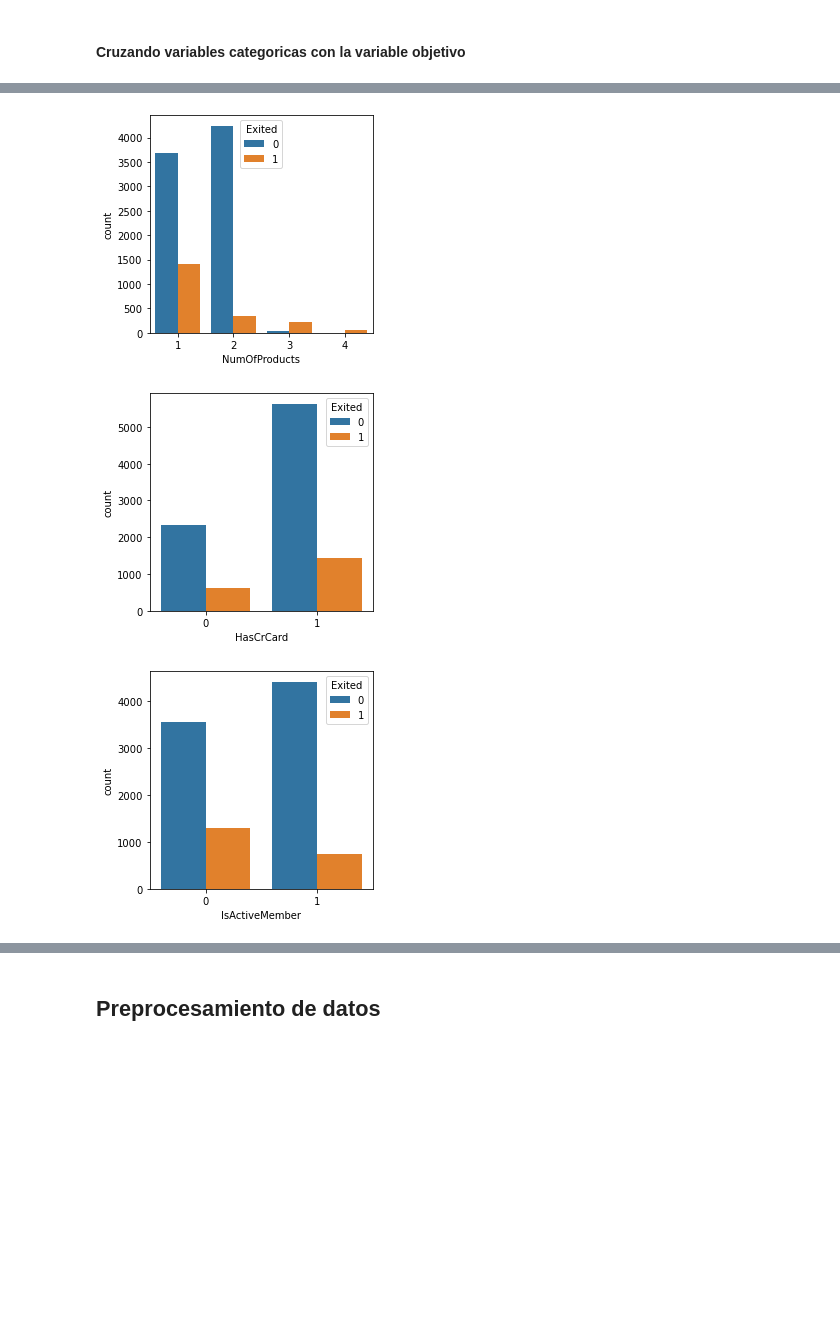
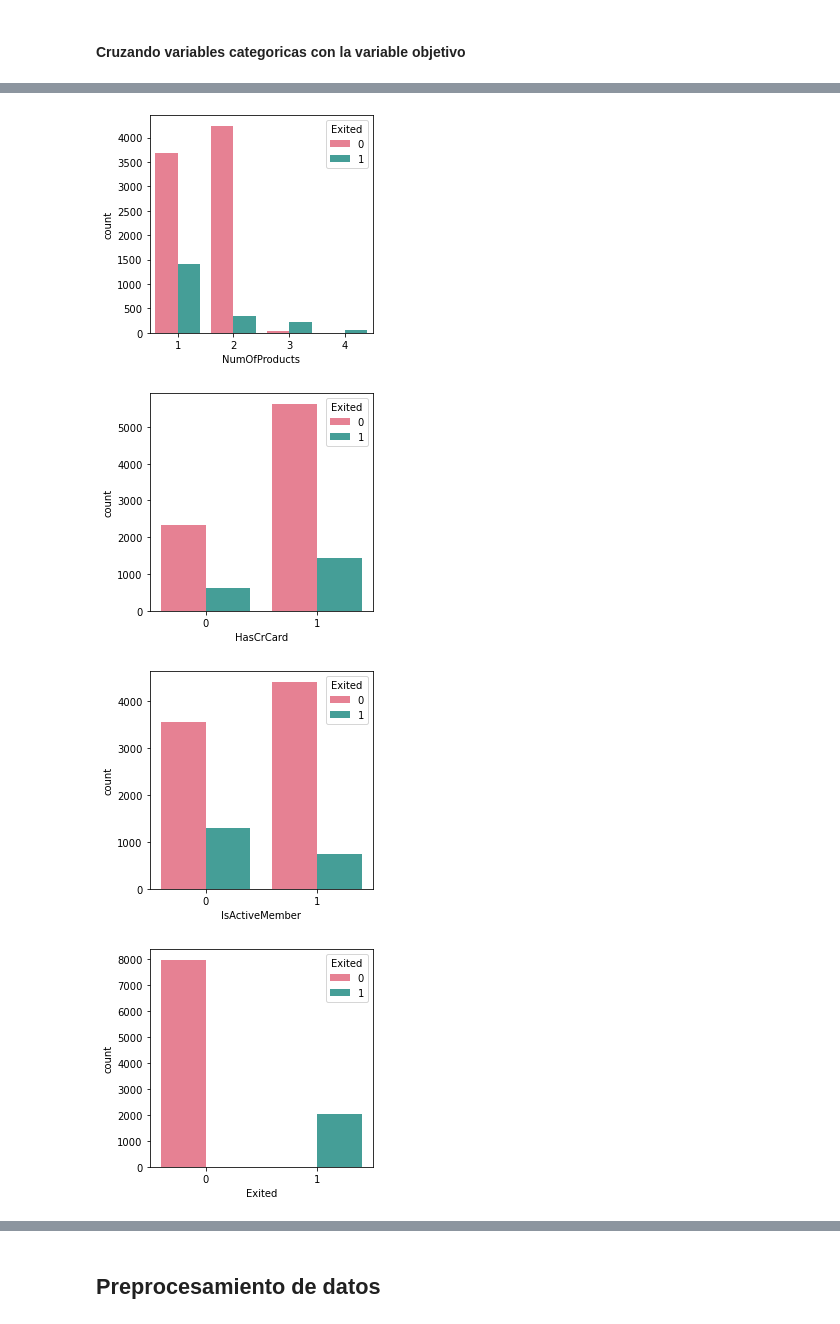
Before and after one commit to bserna13/Analisis-de-datos, a Jupyter notebook: Banco_permanencia.ipynb, the cells around one changed output, grey strips where cells are left out. Cells and saved outputs as stored; diff of their text form; code cells hidden in the pictures; blank space fills up the shorter version.

```diff
--- a/Banco_permanencia.ipynb
+++ b/Banco_permanencia.ipynb
@@ -137,7 +181,7 @@ Efectivamente no hay correlacion lineal fuerte entre las variables predictoras
 # %%
 def plot_barrasuwu(columna):
     plt.figure(figsize=(4,4))
-    sns.countplot(data=datos,x=columna,hue='Exited')
+    sns.countplot(data=datos,x=columna,hue='Exited',palette = "husl")
     plt.show()
 
 columnas = datos.select_dtypes('object').columns
@@ -154,4 +198,5 @@ for _ in columnas:
-[figure, old version]
+[figure, new version]
-[figure, old version]
+[figure, new version]
-[figure, old version]
+[figure, new version]
+[figure, added]
 # %% [markdown]
```
Also changed, not shown: parts of 22 cells of this notebook.
